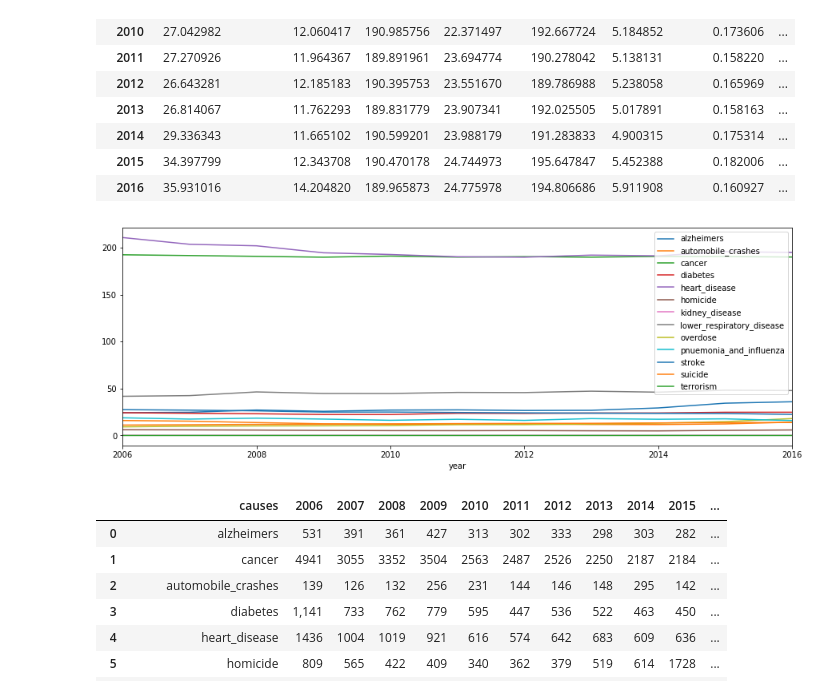
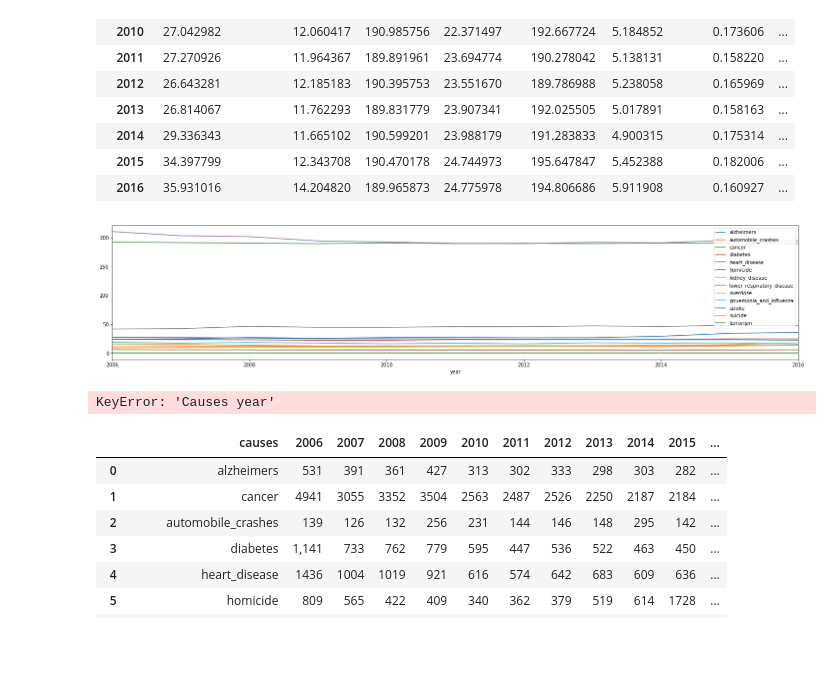
Before and after one commit to CalebChronowski/Data-Bootcamp-Project-1-Group-C, a Jupyter notebook: Untitled.ipynb, the cells around one changed output. Drawn from its saved outputs; the diff is of its cells as text; code cells hidden in the pictures; blank space fills up the shorter version.

```diff
--- a/Untitled.ipynb
+++ b/Untitled.ipynb
@@ -72,11 +72,16 @@ df_cdc_pivot
 | 2015 | 34.397799 | 12.343708 | 190.470178 | 24.744973 | 195.647847 | 5.452388 | 0.182006 | ... |
 | 2016 | 35.931016 | 14.204820 | 189.965873 | 24.775978 | 194.806686 | 5.911908 | 0.160927 | ... |
 # %%
-df_cdc_pivot.plot(figsize = (15, 5))
+df_cdc_pivot.plot(figsize = (25, 5))
 plt.legend(loc = 1)
 plt.savefig('CDC Causes over Time.png')
 # %% [output]
-[figure, old version]
+[figure, new version]
+# %%
+df_cdc_pivot.plot(kind='line',x='Causes year',y='diabetes', color='red', figsize=(15,5))
+df_cdc_pivot.plot(kind='line',x='Causes year',y='heart_disease', color='blue', figsize=(15,5))
+# %% [output]
+KeyError: 'Causes year'
 # %%
 nyt_data = pd.read_csv("Resources/NYT.csv")
 df_nyt_data = pd.DataFrame(nyt_data)
```
Also changed, not shown: parts of 3 cells of this notebook, 2 other files.
